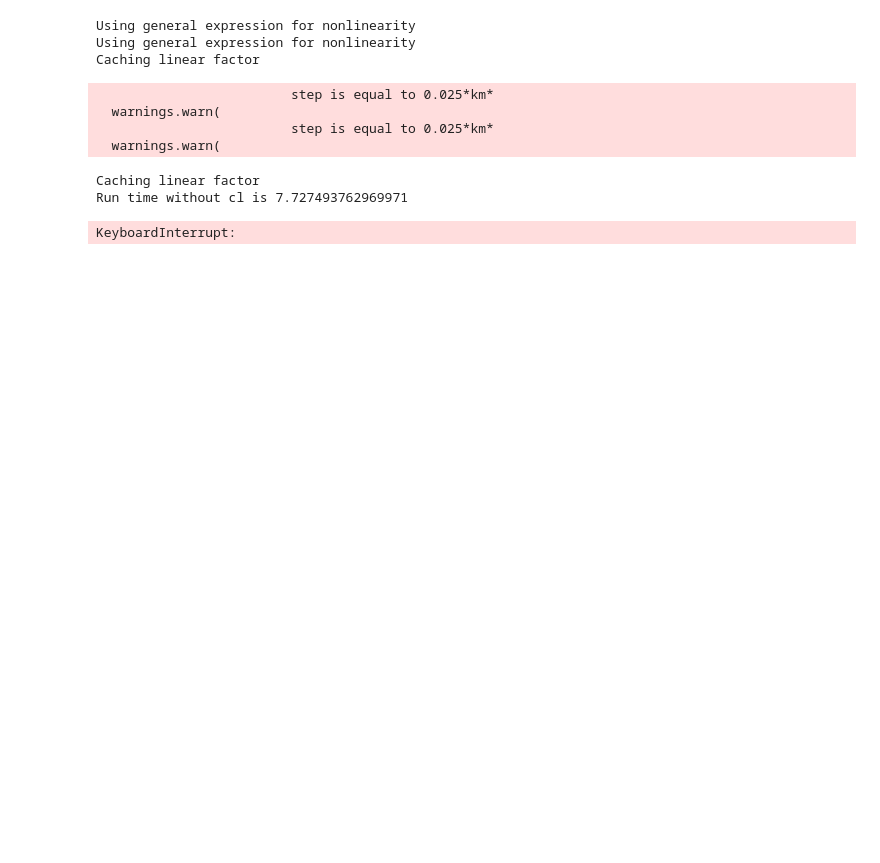
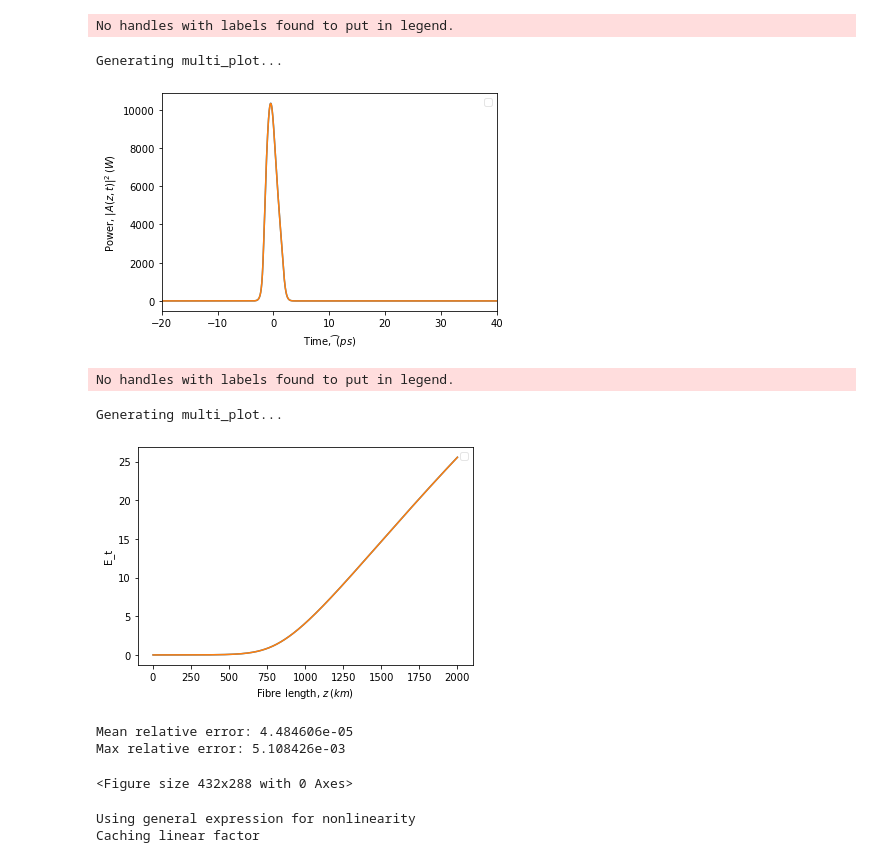
Before and after one commit to KarinaSaraeva/pyofssChanged, a Jupyter notebook: raman_gpu.ipynb, the cells around one changed output. Saved outputs shown, nothing was run; the diff lists cells and outputs as text; code cells hidden in the pictures; blank space fills up the shorter version.

```diff
--- a/raman_gpu.ipynb
+++ b/raman_gpu.ipynb
@@ -10,0 +51,13 @@ import time
+# %%
+sys1 = System(domain)
+sys1.add(gaussian)
+sys1.add(OpenclFibre(length=La_1, total_steps=total_steps,
+            beta=[0.0, 0.0, betta_2], gamma=gamma_active, self_steepening=False, use_all=True,
+            use_Yb_model=True, N=N, Pp_0=Pp_0, Rr=Rr,
+            dorf='double'))
+start = time.time()
+sys1.run()
+stop = time.time()
+CL_OUT = sys1.field
+
+print("Run time with cl is {}".format(stop-start))
@@ -11,17 +128,43 @@ import time
+# %%
+multi_plot(sys1.domain.t, [temporal_power(sys.field), temporal_power(sys1.field)], ["cpu", "gpu"], labels["t"], labels["P_t"],
+            x_range=(-20.0, 40.0), use_fill=False)
+plt.savefig('raman_cl_compare')
+df_results = sys.df_results
+df_results1 = sys1.df_results
+energy_arr = df_results['energy'].values
+energy_arr1 = df_results1['energy'].values
+multi_plot(df_results.index.get_level_values("z [mm]").values, [energy_arr, energy_arr1], ["cpu", "gpu"], labels["z"], "E_t", use_fill=False)
+plt.savefig('raman_cl_compare_energy')
+
+NO_CL_POWER = temporal_power(NO_CL_OUT)
+CL_POWER = temporal_power(CL_OUT)
+DELTA_POWER = NO_CL_POWER - CL_POWER
+
+MEAN_RELATIVE_ERROR = np.mean(np.abs(DELTA_POWER))
+MEAN_RELATIVE_ERROR /= np.max(temporal_power(NO_CL_OUT))
+
+MAX_RELATIVE_ERROR = np.max(np.abs(DELTA_POWER))
+MAX_RELATIVE_ERROR /= np.max(temporal_power(NO_CL_OUT))
+
+print("Mean relative error: %e" % MEAN_RELATIVE_ERROR)
+print("Max relative error: %e" % MAX_RELATIVE_ERROR)
+# %% [output]
+No handles with labels found to put in legend.
+Generating multi_plot...
+[figure, added]
+No handles with labels found to put in legend.
+Generating multi_plot...
+[figure, added]
+Mean relative error: 4.484606e-05
+Max relative error: 5.108426e-03
+<Figure size 432x288 with 0 Axes>
 # %%
-domain = Domain(bit_width=200.0, samples_per_bit=2048*16)
-gaussian = Gaussian(peak_power=1.0, width=1.0)
-
-fib = Fibre(length=5.0, cycle="cycle0", name="fibre0", method='rk4ip', total_steps=200, traces=200,
-            beta=[0.0, 0.0, 0.0, 1.0], gamma=1.0, self_steepening=False, use_all=True)
-
-fib1 = Fibre(length=5.0, cycle="cycle0", name="fibre1", method='rk4ip', total_steps=200, traces=200,
-            beta=[0.0, 0.0, 0.0, 1.0], gamma=1.0, self_steepening=False, use_all=True)
+fib = Fibre(length=La_1, total_steps=total_steps, traces=total_steps,
+            beta=[0.0, 0.0, betta_2], gamma=gamma_active, self_steepening=False, use_all=True)
 
 sys = System(domain)
 sys.add(gaussian)
 sys.add(fib)
-sys.add(fib1)
 
 start = time.time()
 sys.run()
@@ -29,21 +172,6 @@ stop = time.time()
 NO_CL_OUT = sys.field
 
 print("Run time without cl is {}".format(stop-start))
-
-#single_plot(sys.domain.t, temporal_power(sys.field), labels["t"], labels["P_t"],
-#            x_range=(-20.0, 40.0), use_fill=False)
-#plt.savefig('raman_without_cl')
 # %% [output]
-Using general expression for nonlinearity
 Using general expression for nonlinearity
 Caching linear factor
-                         step is equal to 0.025*km*
-  warnings.warn(
-                         step is equal to 0.025*km*
-  warnings.warn(
-Caching linear factor
-Run time without cl is 7.727493762969971
-# %%
-sys.get_laser_info()
-# %% [output]
-KeyboardInterrupt:
```
Also changed, not shown: parts of 18 cells of this notebook.
